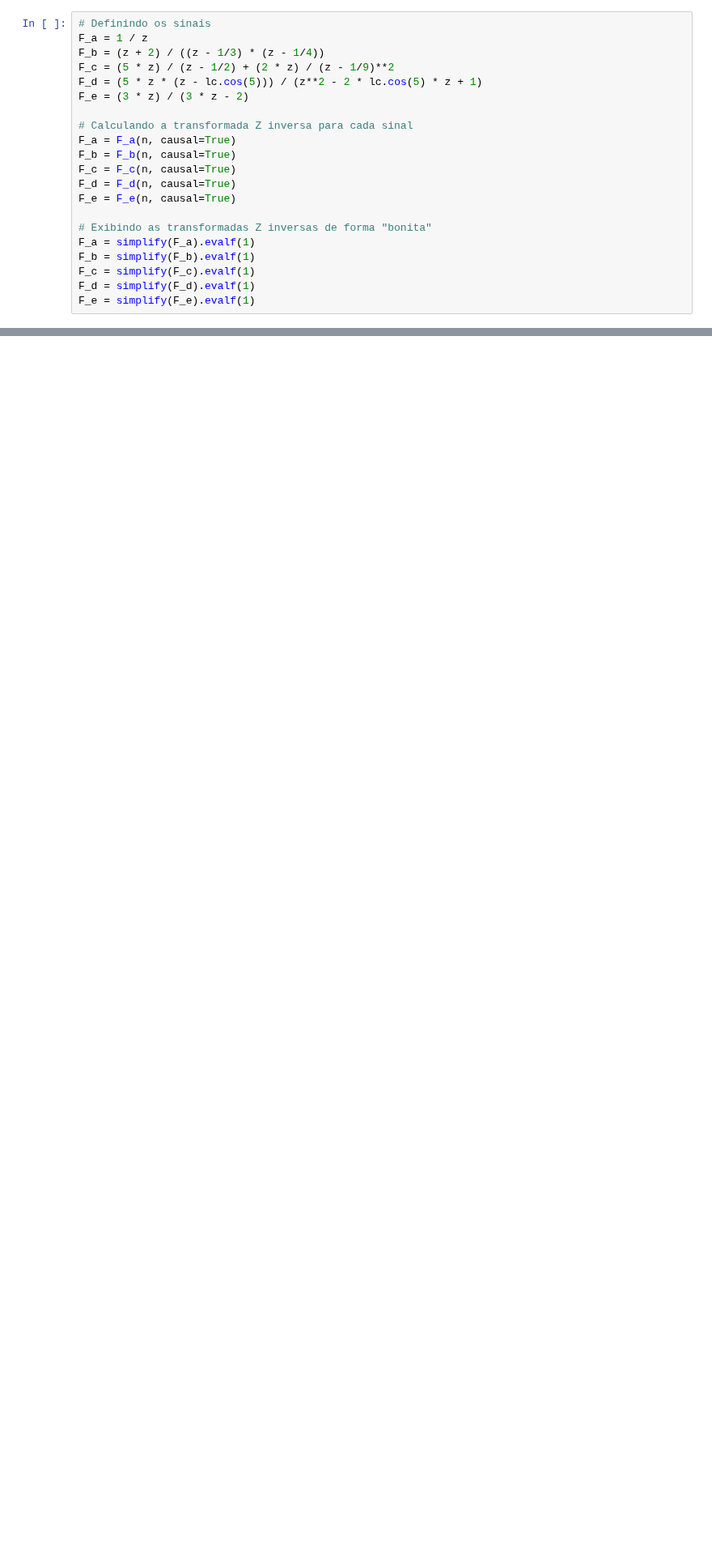
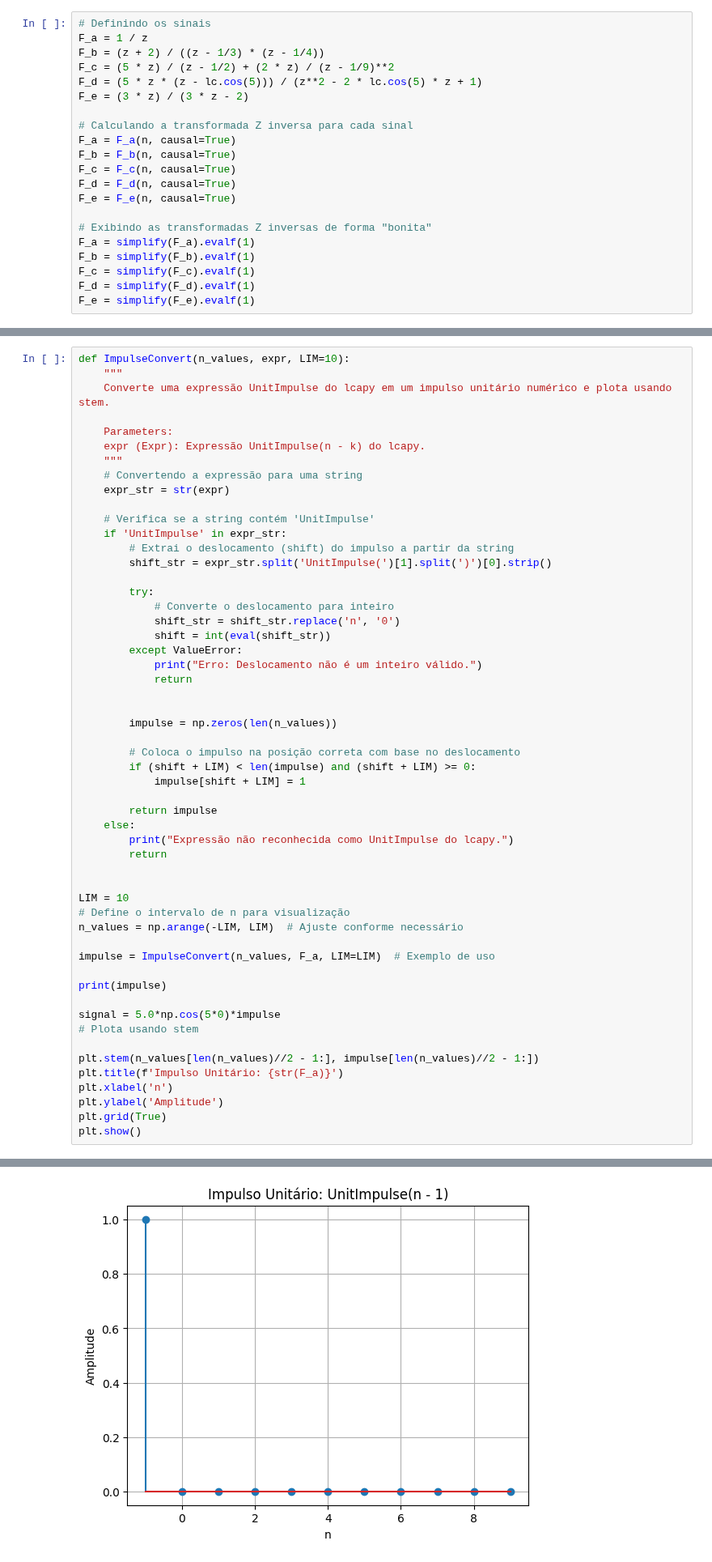
Before and after one commit to SKaiquelima/advanced-control, a Jupyter notebook: DigitalCtrl/Class3/exec3.ipynb, the cells around one changed output, grey strips where cells are left out. Shown at 81% size. Drawn from its saved outputs; the diff is of its cells as text; blank space fills up the shorter version.

```diff
--- a/DigitalCtrl/Class3/exec3.ipynb
+++ b/DigitalCtrl/Class3/exec3.ipynb
@@ -209 +216,56 @@ Transformada Z de f_d[n]:
 _._._._._._._._._._._._._._._._._._._._._._._._._._._._._._._._._._._._._._._._._._._._._._._._._._.
+# %%
+def ImpulseConvert(n_values, expr, LIM=10):
+    """
+    Converte uma expressão UnitImpulse do lcapy em um impulso unitário numérico e plota usando stem.
+
+    Parameters:
+    expr (Expr): Expressão UnitImpulse(n - k) do lcapy.
+    """
+    # Convertendo a expressão para uma string
+    expr_str = str(expr)
+
+    # Verifica se a string contém 'UnitImpulse'
+    if 'UnitImpulse' in expr_str:
+        # Extrai o deslocamento (shift) do impulso a partir da string
+        shift_str = expr_str.split('UnitImpulse(')[1].split(')')[0].strip()
+
+        try:
+            # Converte o deslocamento para inteiro
+            shift_str = shift_str.replace('n', '0')
+            shift = int(eval(shift_str))
+        except ValueError:
+            print("Erro: Deslocamento não é um inteiro válido.")
+            return
+
+
+        impulse = np.zeros(len(n_values))
+
+        # Coloca o impulso na posição correta com base no deslocamento
+        if (shift + LIM) < len(impulse) and (shift + LIM) >= 0:
+            impulse[shift + LIM] = 1
+
+        return impulse
+    else:
+        print("Expressão não reconhecida como UnitImpulse do lcapy.")
+        return
+
+
+LIM = 10
+# Define o intervalo de n para visualização
+n_values = np.arange(-LIM, LIM)  # Ajuste conforme necessário
+
+impulse = ImpulseConvert(n_values, F_a, LIM=LIM)  # Exemplo de uso
+
+print(impulse)
+
+signal = 5.0*np.cos(5*0)*impulse
+# Plota usando stem
+
+plt.stem(n_values[len(n_values)//2 - 1:], impulse[len(n_values)//2 - 1:])
+plt.title(f'Impulso Unitário: {str(F_a)}')
+plt.xlabel('n')
+plt.ylabel('Amplitude')
+plt.grid(True)
+plt.show()
+# %% [output]
@@ -209,0 +273 @@ _._._._._._._._._._._._._._._._._._._._._._._._._._._._._._._._._._._._._._._._.
+[figure, added]
```
Also changed, not shown: parts of 5 cells of this notebook, 1 other file.
